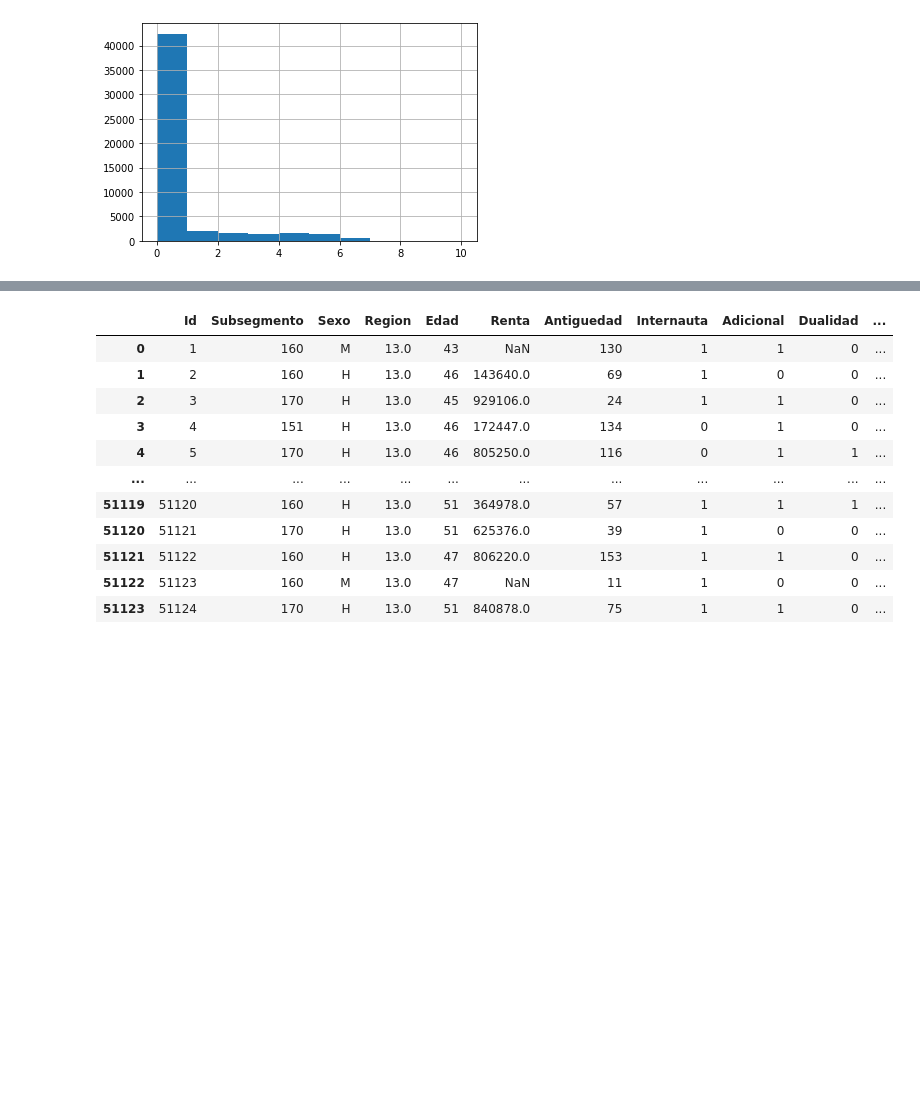
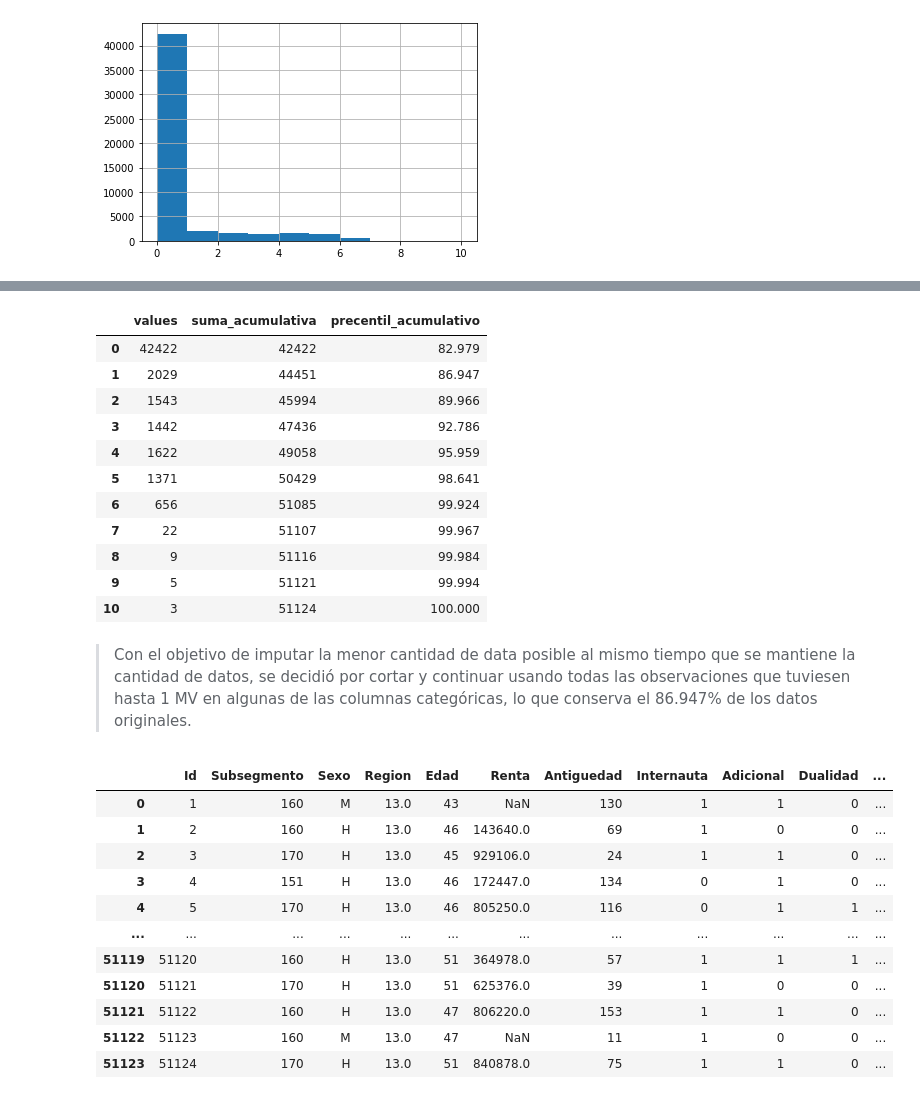
Before and after one commit to Maxibrionest/MachineLearning, a Jupyter notebook: Entrega2/Entrega2.ipynb, the cells around one changed output, grey strips where cells are left out. Saved outputs shown, nothing was run; the diff lists cells and outputs as text; code cells hidden in the pictures; blank space fills up the shorter version.

```diff
--- a/Entrega2/Entrega2.ipynb
+++ b/Entrega2/Entrega2.ipynb
@@ -1134,3 +1101,21 @@ df_0[['Sexo',
 # %% [output]
 <matplotlib.axes._subplots.AxesSubplot at 0x...>
 [figure]
+# %%
+s = df_0[['Sexo',
+ 'IndRev_T12',
+ 'IndRev_T11',
+ 'IndRev_T10',
+ 'IndRev_T09',
+ 'IndRev_T08',
+ 'IndRev_T07',
+ 'IndRev_T06',
+ 'IndRev_T05',
+ 'IndRev_T04',
+ 'IndRev_T03',
+ 'IndRev_T02',
+ 'IndRev_T01']].isna().sum(axis=1)
+agrupados = s.groupby(s)
+agrupados = agrupados.size().to_frame()
+agrupados = agrupados.rename({0:'values'}, axis=1)
+agrupados
@@ -1137,3 +1135,22 @@ df_0[['Sexo',
+# %%
+agrupados['suma_acumulativa'] = agrupados['values'].cumsum()
+agrupados['precentil_acumulativo'] = round(100*agrupados['suma_acumulativa']/agrupados['values'].sum(),3)
+agrupados
+# %% [output]
+|  | values | suma_acumulativa | precentil_acumulativo |
+| 0 | 42422 | 42422 | 82.979 |
+| 1 | 2029 | 44451 | 86.947 |
+| 2 | 1543 | 45994 | 89.966 |
+| 3 | 1442 | 47436 | 92.786 |
+| 4 | 1622 | 49058 | 95.959 |
+| 5 | 1371 | 50429 | 98.641 |
+| 6 | 656 | 51085 | 99.924 |
+| 7 | 22 | 51107 | 99.967 |
+| 8 | 9 | 51116 | 99.984 |
+| 9 | 5 | 51121 | 99.994 |
+| 10 | 3 | 51124 | 100.000 |
+# %% [markdown]
+> Con el objetivo de imputar la menor cantidad de data posible al mismo tiempo que se mantiene la cantidad de datos, se decidió por cortar y continuar usando todas las observaciones que tuviesen hasta 1 MV en algunas de las columnas categóricas, lo que conserva el 86.947% de los datos originales.
 # %%
 limpiar_0 = df_0[['Sexo',
  'IndRev_T12',
```
Also changed, not shown: parts of 222 cells of this notebook.
